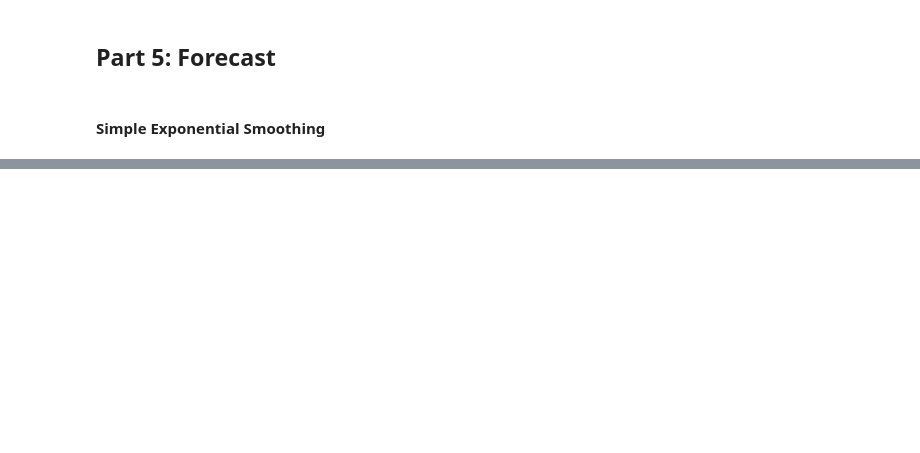
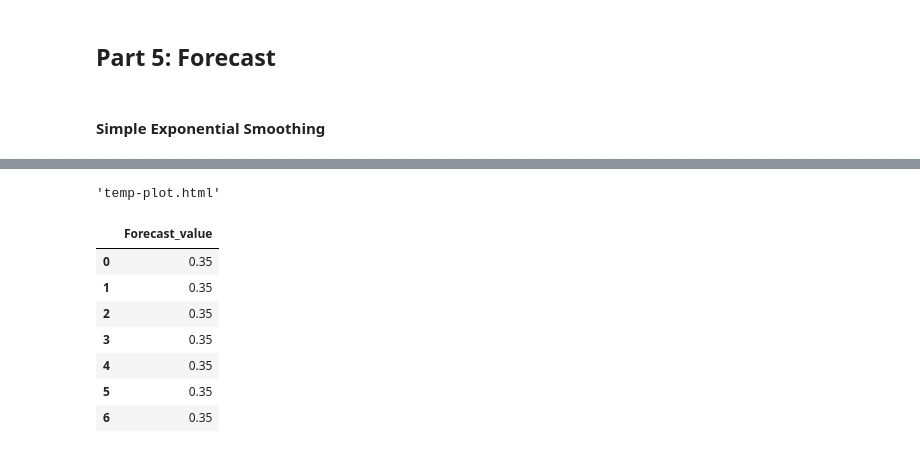
Before and after one commit to lombardidiego/exchange_rate_Venezuela, a Jupyter notebook: Forecast_paralelo.ipynb, the cells around one changed output, grey strips where cells are left out. Saved outputs shown, nothing was run; the diff lists cells and outputs as text; code cells hidden in the pictures; blank space fills up the shorter version.

```diff
--- a/Forecast_paralelo.ipynb
+++ b/Forecast_paralelo.ipynb
@@ -668,0 +707,22 @@ forecast_table_SEM
+# %%
+corr = df_inflation.corr()
+corr.iloc[0,1]
+
+trace1 = go.Scatter(x=df_inflation.index,
+                    y=df_inflation['Inflación'],
+                  mode='lines',
+                  name='Var Inflación')
+
+trace2 = go.Scatter(x=df_inflation.index,
+                    y=df_inflation['DT_VAR'],
+                  mode='lines',
+                  name='VAR DolarToday')
+
+data = [trace1, trace2]
+
+layout = go.Layout(title="Variación Tipo de Camio <DolarToday> e Inflación")
+
+fig = go.Figure(data=data, layout=layout)
+pyo.plot(fig)
+# %% [output]
+'temp-plot.html'
@@ -668,0 +731,19 @@ forecast_table_SEM
+# %%
+np.set_printoptions(precision=3)
+
+fit_forecast_SEM = SimpleExpSmoothing(np.asarray(df_inflation['Inflación'])).fit(smoothing_level=0.6,optimized=False)
+
+y_hat_SEM = fit_forecast_SEM.forecast(steps=7)
+
+forecast_table_SEM = pd.DataFrame((y_hat_SEM / 100), columns=['Forecast_value'])
+
+forecast_table_SEM
+# %% [output]
+|  | Forecast_value |
+| 0 | 0.35 |
+| 1 | 0.35 |
+| 2 | 0.35 |
+| 3 | 0.35 |
+| 4 | 0.35 |
+| 5 | 0.35 |
+| 6 | 0.35 |
```
Also changed, not shown: parts of 22 cells of this notebook, 2 other files.
